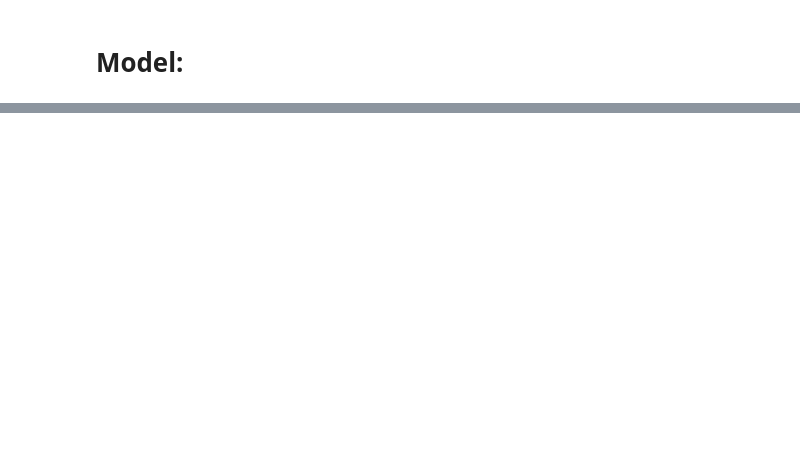
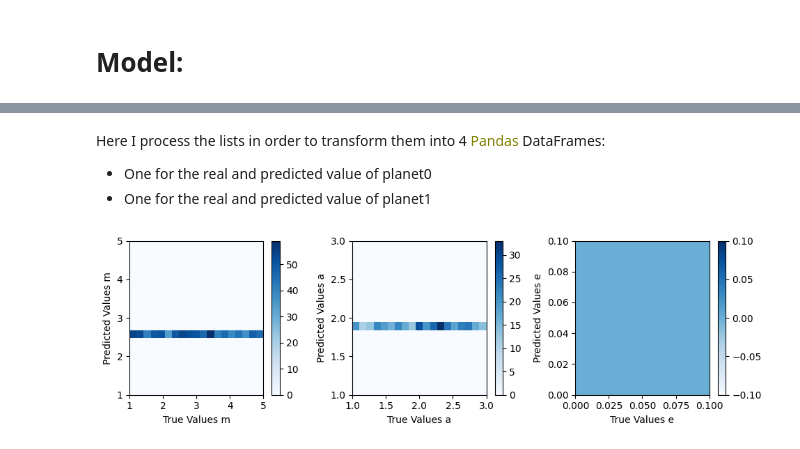
Before and after one commit to EugenioBugli/xVal, a Jupyter notebook: xVal_EB.ipynb, the cells around one changed output, grey strips where cells are left out. Drawn from its saved outputs; the diff is of its cells as text; code cells hidden in the pictures; blank space fills up the shorter version.

```diff
--- a/xVal_EB.ipynb
+++ b/xVal_EB.ipynb
@@ -422,0 +526,11 @@ max([len(sample) for sample in tokenized_data['token_ids']]) # max length that y
+# %%
+# if you are evaluating in another moment you need to load your checkpoints and import gpt2:
+
+check = torch.load('/content/drive/MyDrive/NN/checkpoints/num_head_final.pt')
+
+gpt2 = GPT2Model.from_pretrained('gpt2')
+gpt2.resize_token_embeddings(len(my_tokenizer))
+
+num_head = NumericalHead(gpt2)
+num_head.load_state_dict(check['model'])
+num_head = num_head.cuda()
@@ -422,0 +588,40 @@ max([len(sample) for sample in tokenized_data['token_ids']]) # max length that y
+# %% [markdown]
+Here I process the lists in order to transform them into 4 <font color="olive">Pandas</font> DataFrames:
+
+* One for the real and predicted value of planet0
+* One for the real and predicted value of planet1
+# %%
+# flatten the values into a list of 7200 values --> before you had 100 list of 72 values each
+flattened_true = [item for sublist in l_true for item in sublist]
+flattened_pred = [item for sublist in l_pred for item in sublist]
+
+# reshape the list into a (1200,6)
+reshaped_true = [flattened_true[i:i + 6] for i in range(0, len(flattened_true), 6)]
+reshaped_pred = [flattened_pred[i:i + 6] for i in range(0, len(flattened_pred), 6)]
+
+# since all simulations have planet0 and 1 we will have inside even positions planet0 elements and planet1 elements in odd positions
+
+"""planet0"""
+
+true_planet0 = pd.DataFrame([row[:3] for row in reshaped_true]) # (1200,3)
+pred_planet0 = pd.DataFrame([row[:3] for row in reshaped_pred]) # (1200,3)
+
+
+"""planet1"""
+
+true_planet1 = pd.DataFrame([row[3:] for row in reshaped_true]) # (1200,3)
+pred_planet1 = pd.DataFrame([row[3:] for row in reshaped_pred]) # (1200,3)
+# %%
+# Planet0
+charact = ['m', 'a', 'e']
+bins = [(np.linspace(1,5,20),np.linspace(1,5,20)), (np.linspace(1,3,20),np.linspace(1,3,20)), (np.linspace(0,0.1,20),np.linspace(0,0.1,20))]
+fig, axs = plt.subplots(nrows=1, ncols=3, figsize=(10,3), tight_layout=True)
+for i in range(3):
+    ax = axs[i]
+    h = ax.hist2d(true_planet0[i], pred_planet0[i], bins=bins[i], cmap='Blues')
+    ax.set_xlabel('True Values '+ str(charact[i]))
+    ax.set_ylabel('Predicted Values '+ str(charact[i]))
+    fig.colorbar(h[3])
+plt.show()
+# %% [output]
+[figure, added]
```
Also changed, not shown: parts of 35 cells of this notebook, 1 other file.
